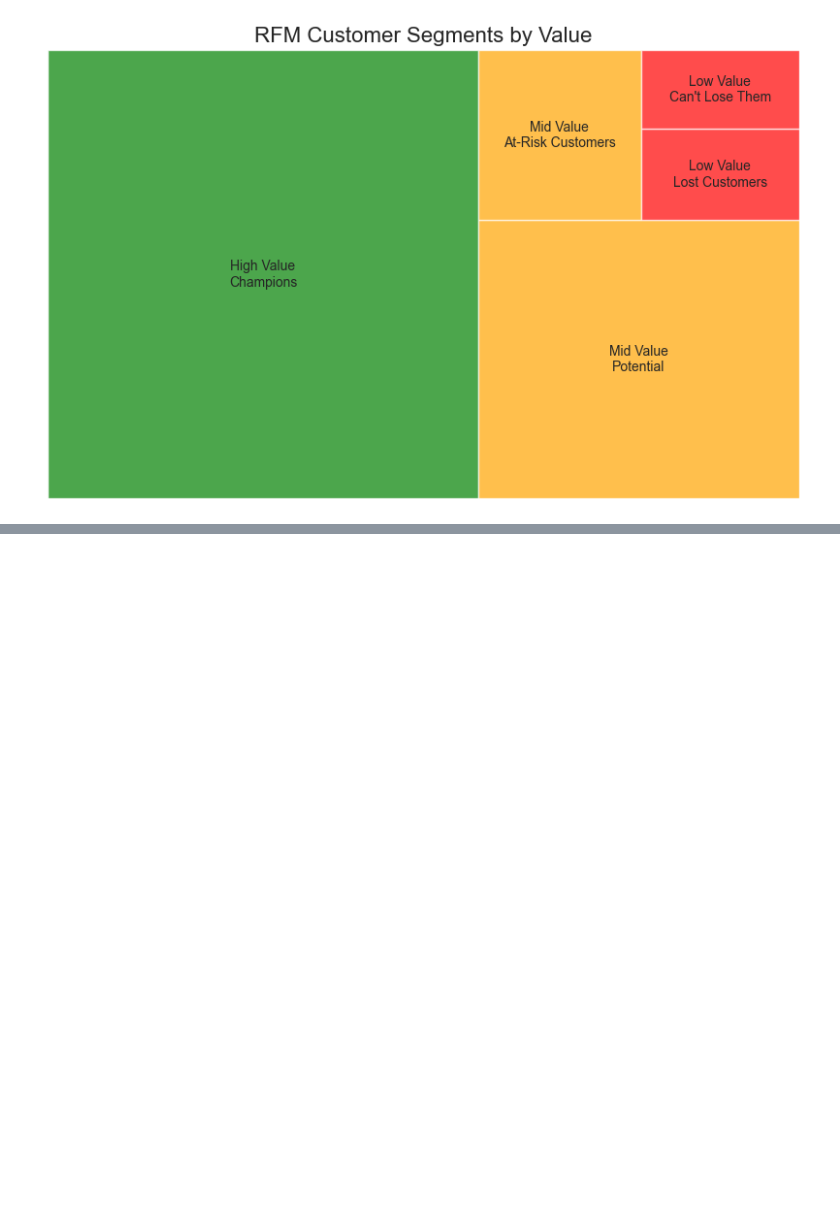
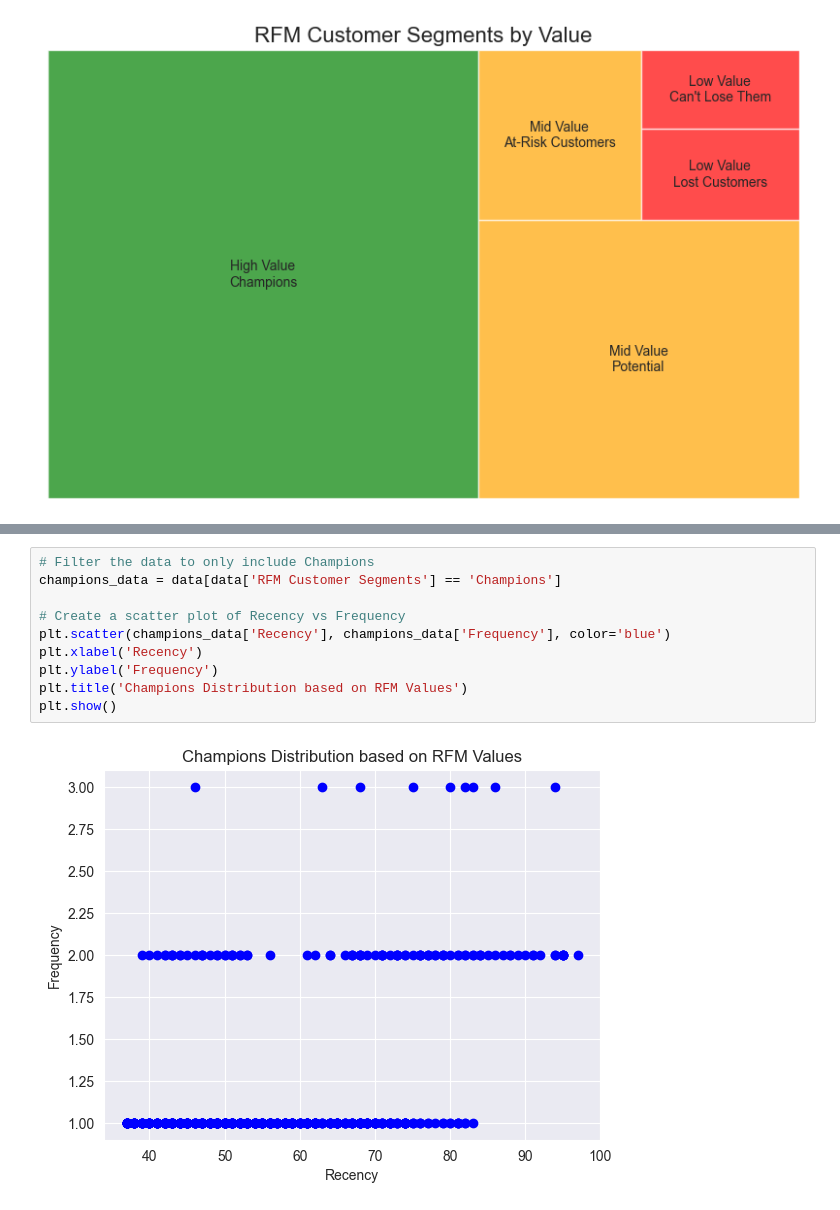
Before and after one commit to Mfundo-debug/RFM_analysis, a Jupyter notebook: EDA.ipynb, the cells around one changed output, grey strips where cells are left out. Drawn from its saved outputs; the diff is of its cells as text; blank space fills up the shorter version.

```diff
--- a/EDA.ipynb
+++ b/EDA.ipynb
@@ -289,0 +330,12 @@ ValueError: Mime type rendering requires nbformat>=4.2.0 but it is not installed
+# %%
+# Filter the data to only include Champions
+champions_data = data[data['RFM Customer Segments'] == 'Champions']
+
+# Create a scatter plot of Recency vs Frequency
+plt.scatter(champions_data['Recency'], champions_data['Frequency'], color='blue')
+plt.xlabel('Recency')
+plt.ylabel('Frequency')
+plt.title('Champions Distribution based on RFM Values')
+plt.show()
+# %% [output]
+[figure, added]
```
Also changed, not shown: parts of 6 cells of this notebook.
